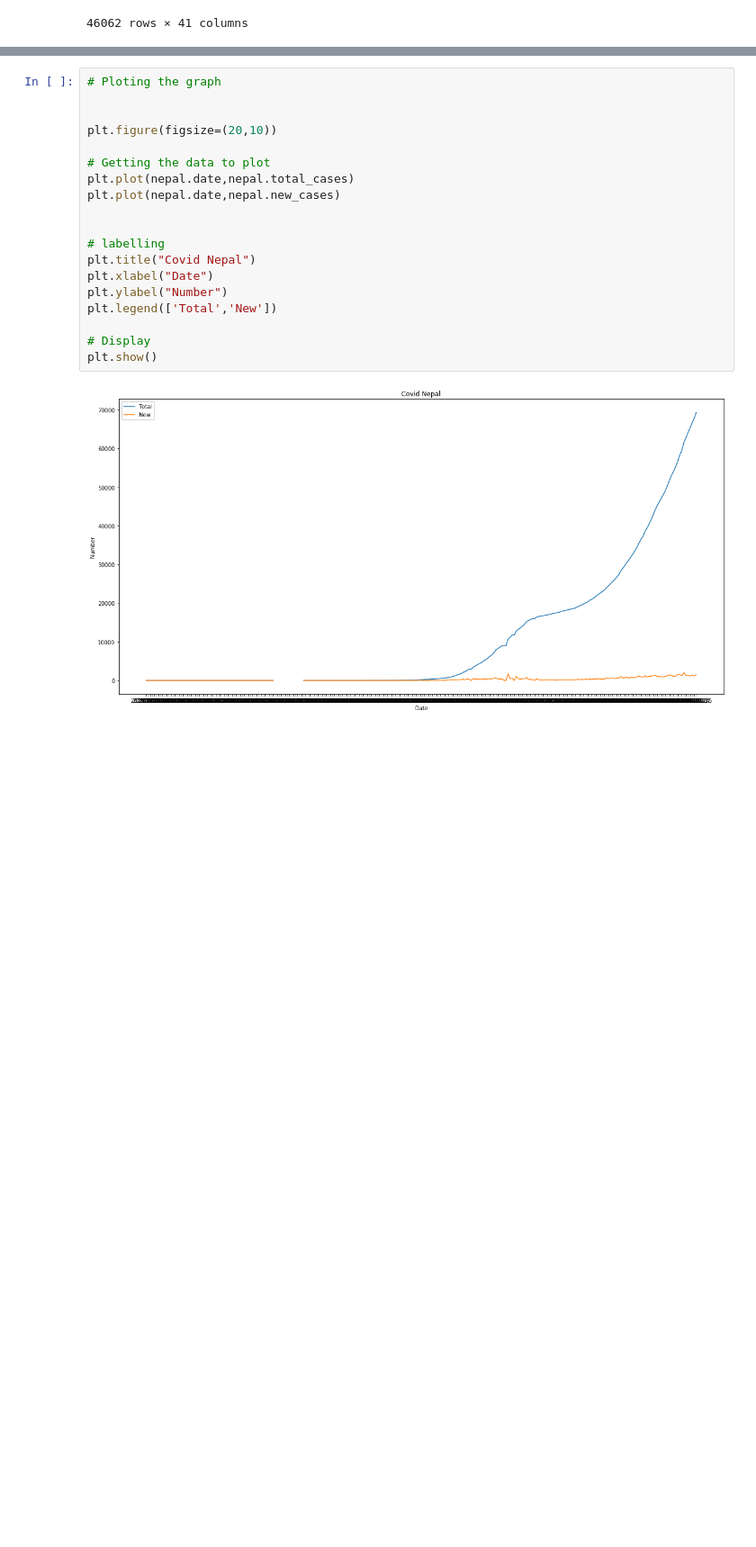
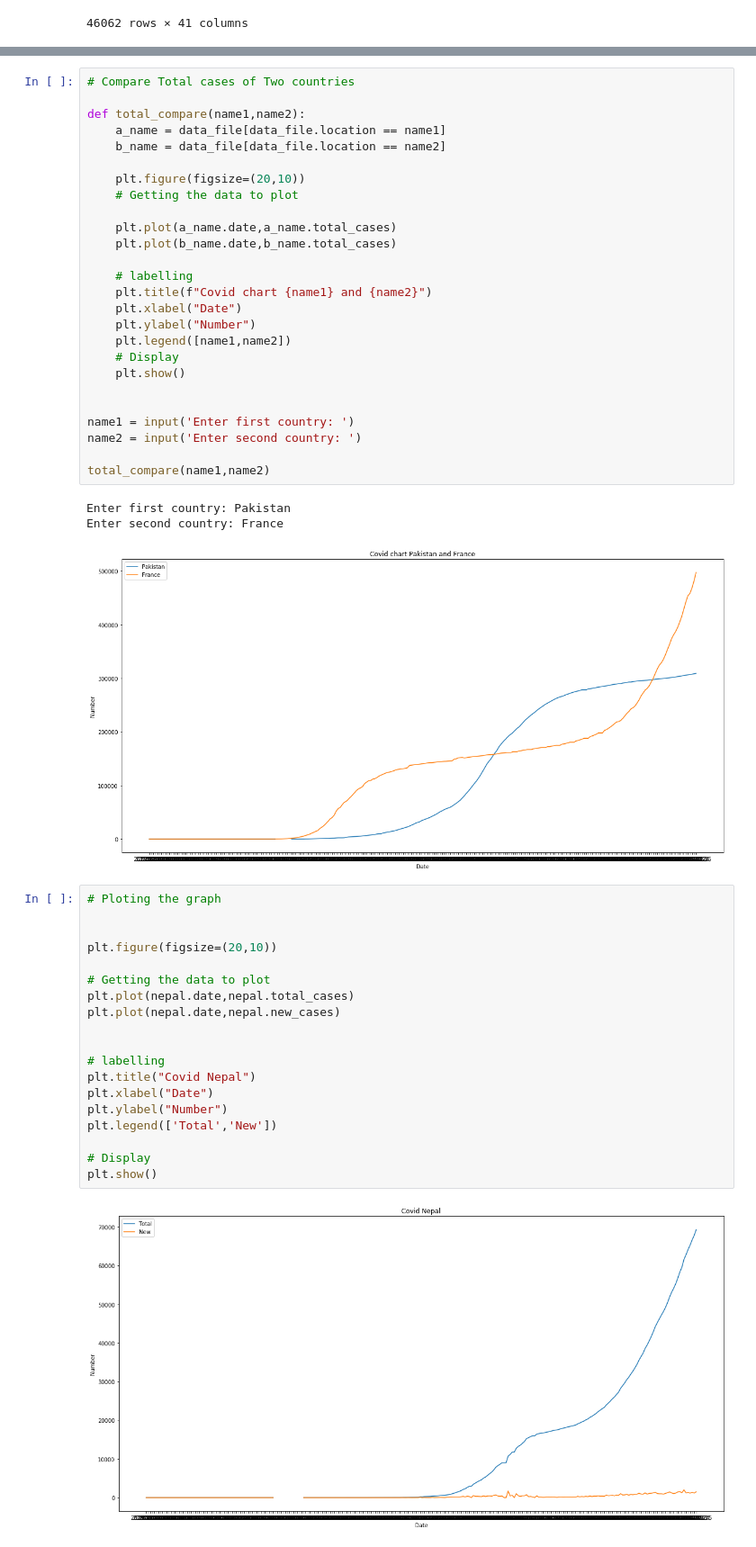
Before and after one commit to BirendraRokaha/Learn2020, a Jupyter notebook: Data Analysis and Visualization/COVID/COVID_Data.ipynb, the cells around one changed output, grey strips where cells are left out. Shown at 90% size. Drawn from its saved outputs; the diff is of its cells as text; blank space fills up the shorter version.

```diff
--- a/Data Analysis and Visualization/COVID/COVID_Data.ipynb
+++ b/Data Analysis and Visualization/COVID/COVID_Data.ipynb
@@ -43,3 +69,33 @@ aus = data_file[data_file.location == 'Australia']
+# %%
+# Compare Total cases of Two countries
+
+def total_compare(name1,name2):
+    a_name = data_file[data_file.location == name1]
+    b_name = data_file[data_file.location == name2]
+
+    plt.figure(figsize=(20,10))
+    # Getting the data to plot
+
+    plt.plot(a_name.date,a_name.total_cases)
+    plt.plot(b_name.date,b_name.total_cases)
+
+    # labelling
+    plt.title(f"Covid chart {name1} and {name2}")
+    plt.xlabel("Date")
+    plt.ylabel("Number")
+    plt.legend([name1,name2])
+    # Display
+    plt.show()
+
+
+name1 = input('Enter first country: ')
+name2 = input('Enter second country: ')
+
+total_compare(name1,name2)
+# %% [output]
+Enter first country: Pakistan
+Enter second country: France
+[figure, added]
 # %%
 # Ploting the graph
 
```
Also changed, not shown: parts of 5 cells of this notebook, 1 other file.
